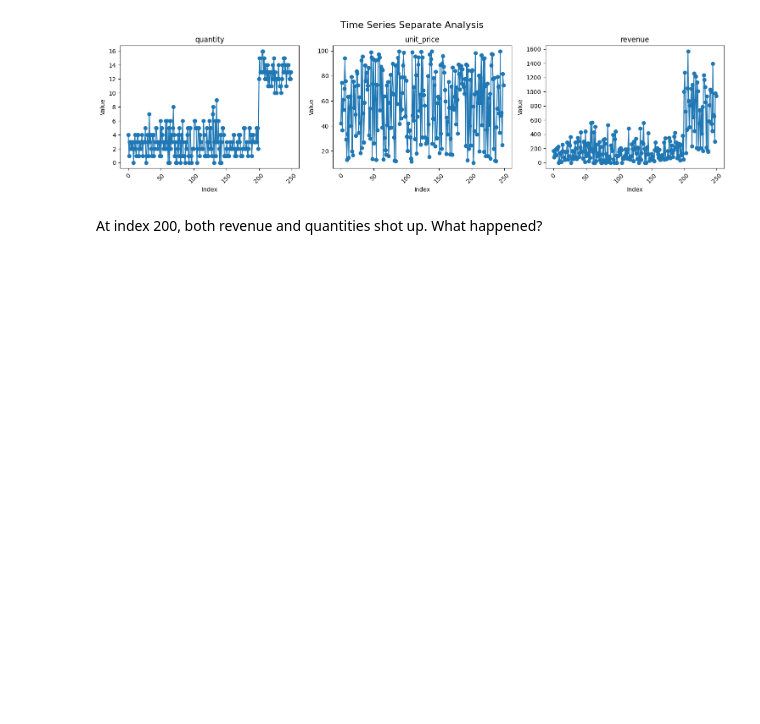
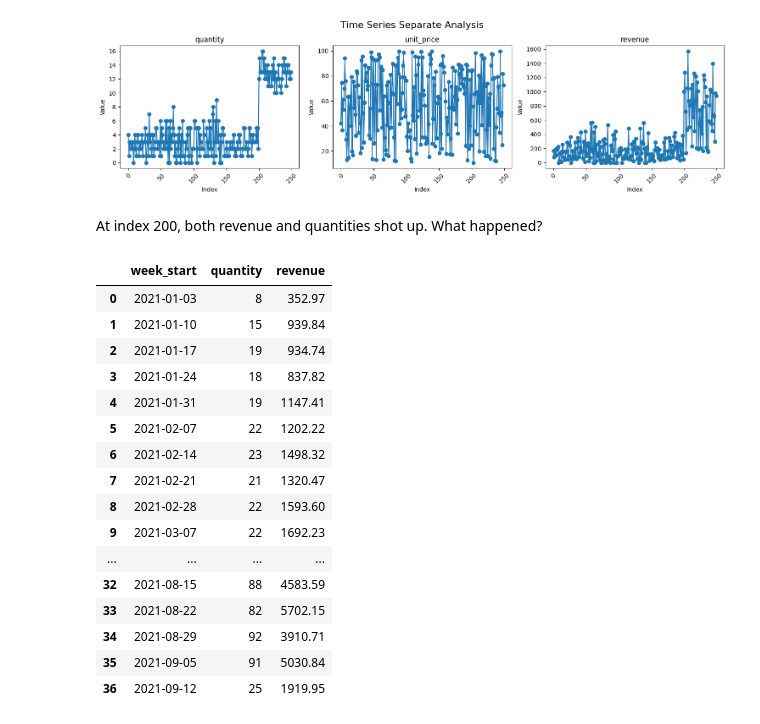
Before and after one commit to KRay2024/Portfolio, a Jupyter notebook: Personal_Projects/Retail_Revenue_Optimization/notebooks/EDA.ipynb, the cells around one changed output. Cells and saved outputs as stored; diff of their text form; code cells hidden in the pictures; blank space fills up the shorter version.

```diff
--- a/Personal_Projects/Retail_Revenue_Optimization/notebooks/EDA.ipynb
+++ b/Personal_Projects/Retail_Revenue_Optimization/notebooks/EDA.ipynb
@@ -113,0 +125,20 @@ At index 200, both revenue and quantities shot up. What happened?
+# %%
+weekly_rq
+# %% [output]
+|  | week_start | quantity | revenue |
+| 0 | 2021-01-03 | 8 | 352.97 |
+| 1 | 2021-01-10 | 15 | 939.84 |
+| 2 | 2021-01-17 | 19 | 934.74 |
+| 3 | 2021-01-24 | 18 | 837.82 |
+| 4 | 2021-01-31 | 19 | 1147.41 |
+| 5 | 2021-02-07 | 22 | 1202.22 |
+| 6 | 2021-02-14 | 23 | 1498.32 |
+| 7 | 2021-02-21 | 21 | 1320.47 |
+| 8 | 2021-02-28 | 22 | 1593.60 |
+| 9 | 2021-03-07 | 22 | 1692.23 |
+| ... | ... | ... | ... |
+| 32 | 2021-08-15 | 88 | 4583.59 |
+| 33 | 2021-08-22 | 82 | 5702.15 |
+| 34 | 2021-08-29 | 92 | 3910.71 |
+| 35 | 2021-09-05 | 91 | 5030.84 |
+| 36 | 2021-09-12 | 25 | 1919.95 |
```
Also changed, not shown: parts of 4 cells of this notebook.
